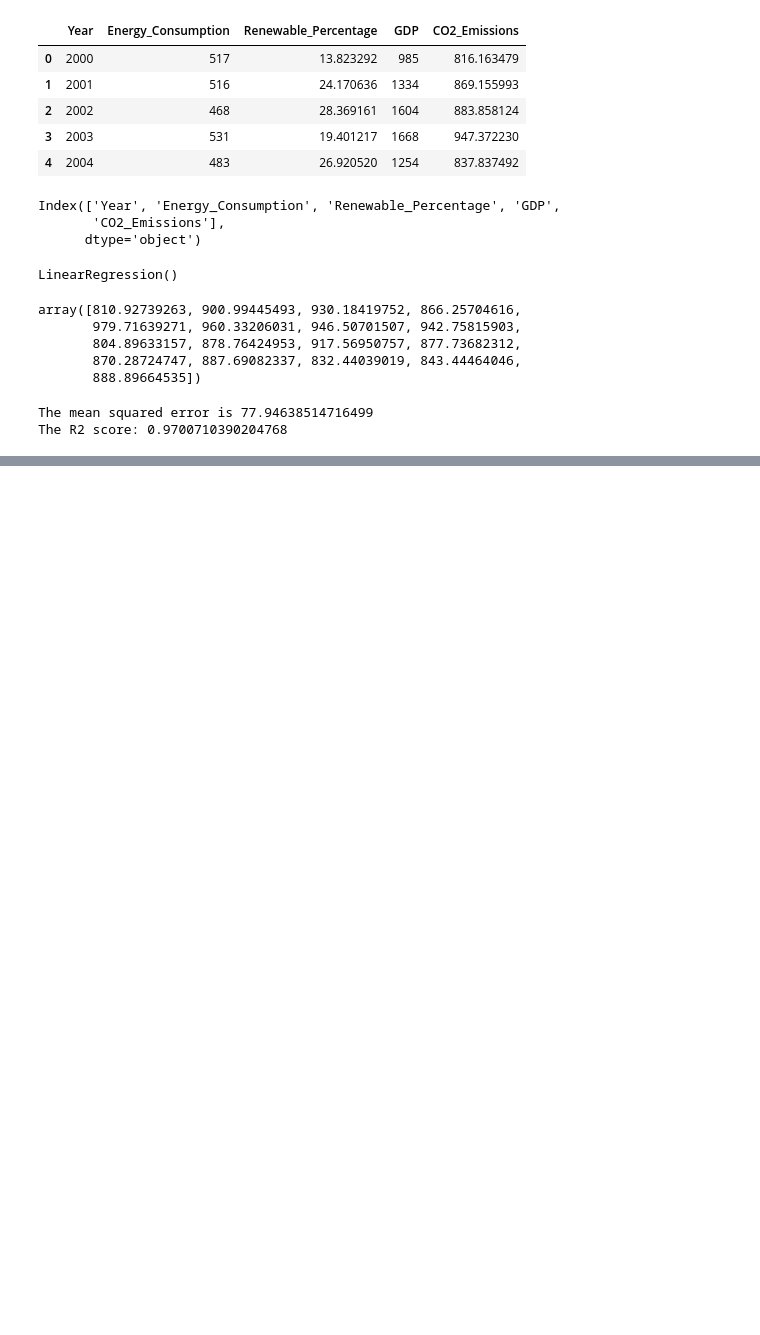
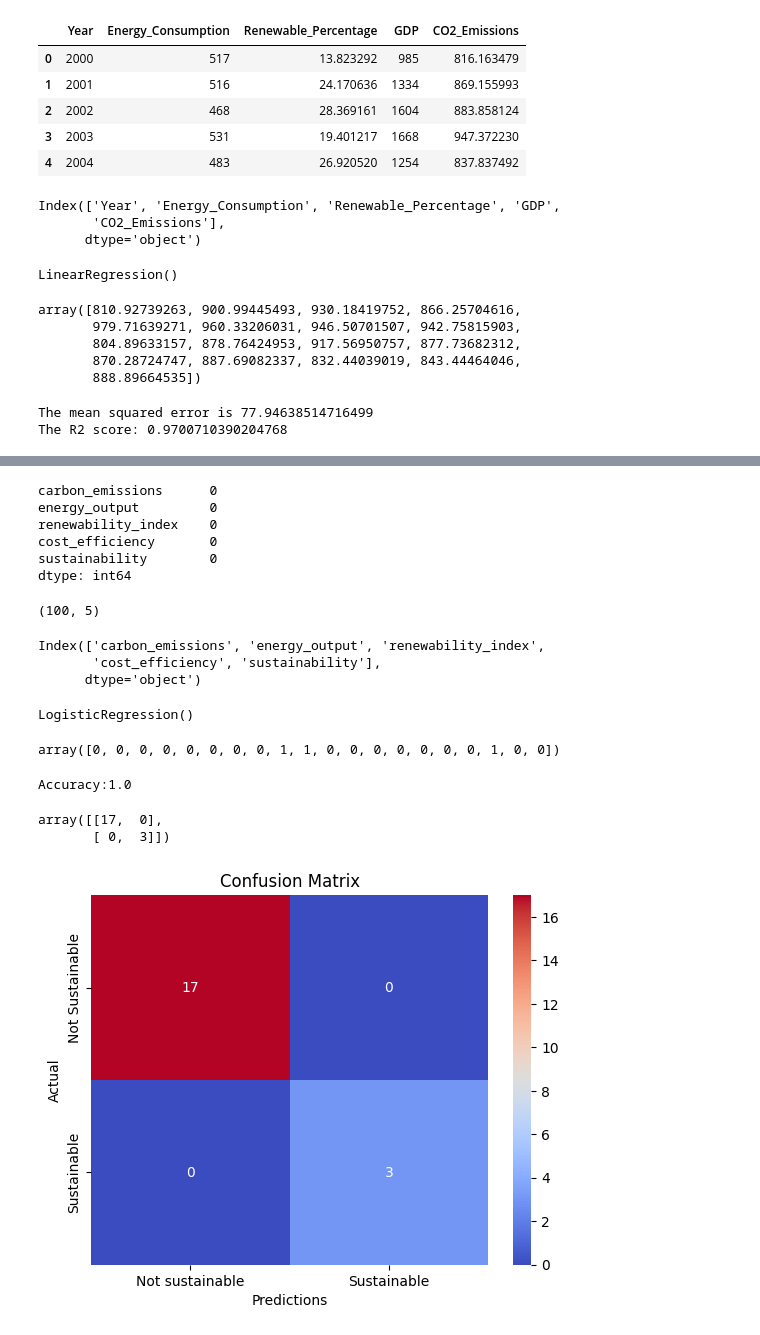
Before and after one commit to Sparky7915/Skill4Future, a Jupyter notebook: ML.ipynb, the cells around one changed output, grey strips where cells are left out. Drawn from its saved outputs; the diff is of its cells as text; code cells hidden in the pictures; blank space fills up the shorter version.

```diff
--- a/ML.ipynb
+++ b/ML.ipynb
@@ -266,0 +294,20 @@ The R2 score: 0.9700710390204768
+# %%
+#find the missing values
+df.isnull().sum()
+# %% [output]
+carbon_emissions      0
+energy_output         0
+renewability_index    0
+cost_efficiency       0
+sustainability        0
+dtype: int64
+# %%
+df.shape
+# %% [output]
+(100, 5)
+# %%
+df.columns
+# %% [output]
+Index(['carbon_emissions', 'energy_output', 'renewability_index',
+       'cost_efficiency', 'sustainability'],
+      dtype='object')
@@ -266,0 +319,17 @@ The R2 score: 0.9700710390204768
+# %%
+#initialize and train the model
+from sklearn.linear_model import LogisticRegression
+model=LogisticRegression()
+#train
+model.fit(X_train,y_train)
+# %% [output]
+LogisticRegression()
+# %%
+#split the dataset
+from sklearn.model_selection import train_test_split
+X_train,X_test,y_train,y_test=train_test_split(X,y,test_size=0.2,random_state=42)#split the dataset
+# %%
+y_pred = model.predict(X_test)
+y_pred
+# %% [output]
+array([0, 0, 0, 0, 0, 0, 0, 0, 1, 1, 0, 0, 0, 0, 0, 0, 0, 1, 0, 0])
@@ -266,0 +339,23 @@ The R2 score: 0.9700710390204768
+# %%
+acc=accuracy_score(y_test,y_pred)
+print(f'Accuracy:{acc}')
+# %% [output]
+Accuracy:1.0
+# %%
+# cm
+cm = confusion_matrix(y_test,y_pred)
+cm
+# %% [output]
+array([[17,  0],
+       [ 0,  3]])
+# %%
+import seaborn as sns
+sns.heatmap(cm , annot=True , cmap='coolwarm',
+            xticklabels=['Not sustainable','Sustainable'],
+            yticklabels=['Not Sustainable','Sustainable'])
+plt.title('Confusion Matrix')
+plt.xlabel('Predictions')
+plt.ylabel('Actual')
+plt.show()
+# %% [output]
+[figure, added]
```
Also changed, not shown: parts of 5 cells of this notebook, 2 other files.
